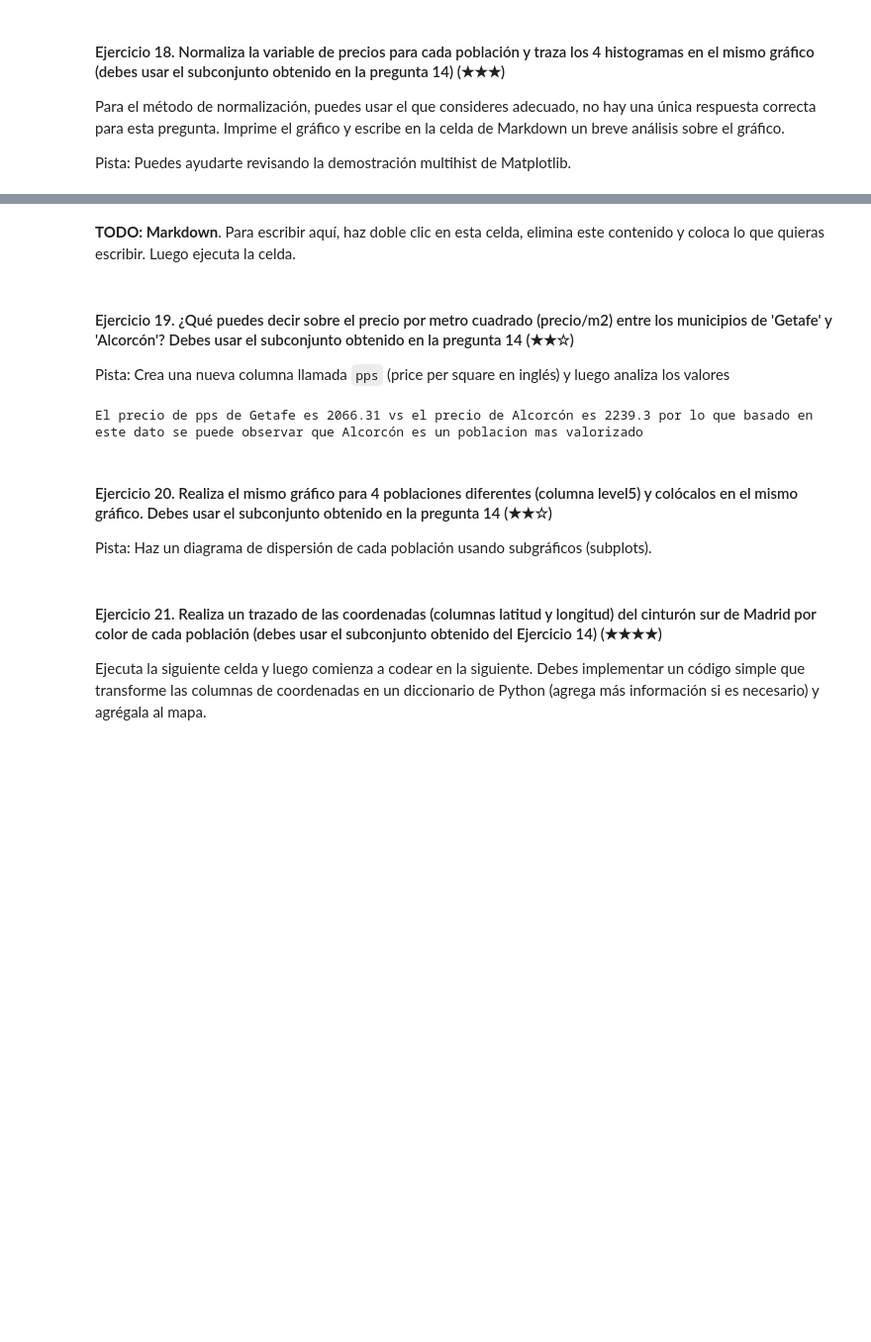
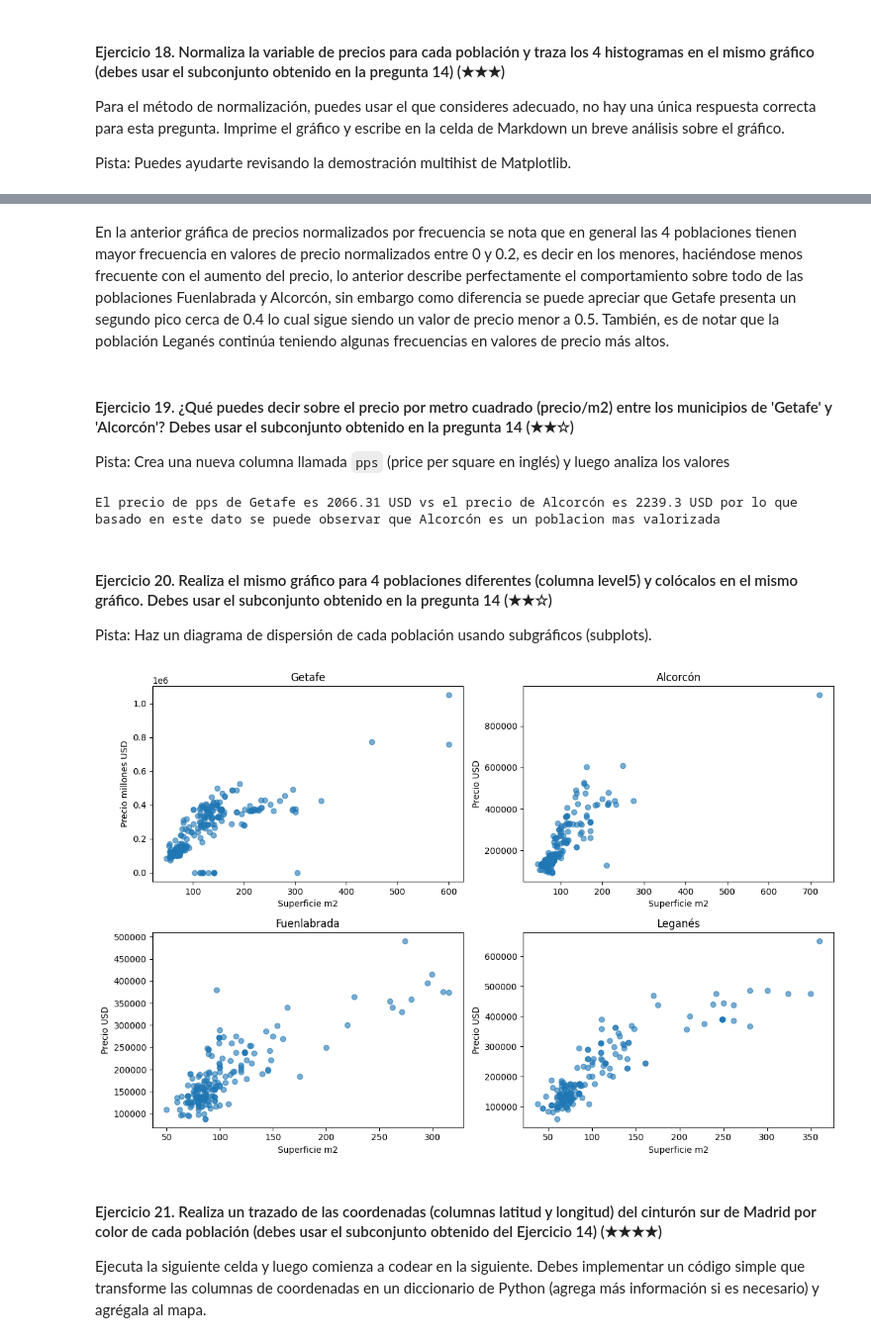
Before and after one commit to 4GeeksAcademy/AleGomezDev_real_state02, a Jupyter notebook: project.es.ipynb, the cells around one changed output, grey strips where cells are left out. Shown at 99% size. Cells and saved outputs as stored; diff of their text form; code cells hidden in the pictures; blank space fills up the shorter version.

```diff
--- a/project.es.ipynb
+++ b/project.es.ipynb
@@ -370,33 +379,28 @@ Para el método de normalización, puedes usar el que consideres adecuado, no ha
 
 Pista: Puedes ayudarte revisando la demostración multihist de Matplotlib.
 # %%
-# Normalizamos los precios de cada población de manera manual usando Min-Max
-# Normalización Min-Max: (x - min(x)) / (max(x) - min(x))
-
-nueva_data['price_normalized'] = nueva_data.groupby('level5')['price'].transform(
+# Normalizamos los precios en una nueva columna para cada población usando la formula Min-Max con la funcion lambda
+nueva_data['precio_normalizado'] = nueva_data.groupby('level5')['price'].transform(
     lambda x: (x - x.min()) / (x.max() - x.min())
 )
 
 # Crear una figura para los gráficos
 plt.figure(figsize=(10, 6))
 
-# Agrupar los datos por población y trazar los histogramas
+# Agrupamos los datos por población y trazamos los histogramas
 for poblacion, datos_poblacion in nueva_data.groupby('level5'):
+
     # Filtrar los precios normalizados de la población actual
-    precios_poblacion = datos_poblacion['price_normalized']
+    precios_poblacion = datos_poblacion['precio_normalizado']
 
-    # Trazar el histograma para esta población
+    # graficar el histograma para cada población
     plt.hist(precios_poblacion, bins=20, alpha=0.5, label=poblacion)
 
-# Añadir título y etiquetas a los ejes
+# Añadimos título, ejes, leyenda a las graficas
 plt.title('Histograma de Precios Normalizados por Población')
 plt.xlabel('Precio Normalizado')
 plt.ylabel('Frecuencia')
-
-# Añadir la leyenda
 plt.legend(title='Poblaciones')
-
-# Mostrar el gráfico
 plt.show()
 # %% [output]
 A value is trying to be set on a copy of a slice from a DataFrame.
@@ -409,5 +412,5 @@ See the caveats in the documentation: https://pandas.pydata.org/pandas-docs/stab
 # %% [markdown]
-**TODO: Markdown**. Para escribir aquí, haz doble clic en esta celda, elimina este contenido y coloca lo que quieras escribir. Luego ejecuta la celda.
+En la anterior gráfica de precios normalizados por frecuencia se nota que en general las 4 poblaciones tienen mayor frecuencia en valores de precio normalizados entre 0 y 0.2, es decir en los menores, haciéndose menos frecuente con el aumento del precio, lo anterior describe perfectamente el comportamiento sobre todo de las poblaciones Fuenlabrada y Alcorcón, sin embargo como diferencia se puede apreciar que Getafe presenta un segundo pico cerca de 0.4 lo cual sigue siendo un valor de precio menor a 0.5. También, es de notar que la población Leganés continúa teniendo algunas frecuencias en valores de precio más altos.
 # %% [markdown]
 #### Ejercicio 19. ¿Qué puedes decir sobre el precio por metro cuadrado (precio/m2) entre los municipios de 'Getafe' y 'Alcorcón'? Debes usar el subconjunto obtenido en la pregunta 14 (★★☆)
 
@@ -415,14 +418,53 @@ Pista: Crea una nueva columna llamada `pps` (price per square en inglés) y lueg
 # %%
 pps_getafe = nueva_data[nueva_data['level5'] == 'Getafe']['pps'].mean()
 pps_alcorcón = nueva_data[nueva_data['level5'] == 'Alcorcón']['pps'].mean()
-print("El precio de pps de Getafe es", round(pps_getafe, 2), "vs el precio de Alcorcón es", round(pps_alcorcón, 2), "por lo que basado en este dato se puede observar que Alcorcón es un poblacion mas valorizado")
+print("El precio de pps de Getafe es", round(pps_getafe, 2), "USD vs el precio de Alcorcón es", round(pps_alcorcón, 2), "USD por lo que basado en este dato se puede observar que Alcorcón es un poblacion mas valorizada")
 # %% [output]
-El precio de pps de Getafe es 2066.31 vs el precio de Alcorcón es 2239.3 por lo que basado en este dato se puede observar que Alcorcón es un poblacion mas valorizado
+El precio de pps de Getafe es 2066.31 USD vs el precio de Alcorcón es 2239.3 USD por lo que basado en este dato se puede observar que Alcorcón es un poblacion mas valorizada
 # %% [markdown]
 #### Ejercicio 20. Realiza el mismo gráfico para 4 poblaciones diferentes (columna level5) y colócalos en el mismo gráfico. Debes usar el subconjunto obtenido en la pregunta 14 (★★☆)
 Pista: Haz un diagrama de dispersión de cada población usando subgráficos (subplots).
 # %%
-# TODO
+# Filtramos la data de cada poblacion
+data_getafe = nueva_data[nueva_data['level5'] == 'Getafe']
+data_alcorcón = nueva_data[nueva_data['level5'] == 'Alcorcón']
+data_fuenlabrada = nueva_data[nueva_data['level5'] == 'Fuenlabrada']
+data_leganés = nueva_data[nueva_data['level5'] == 'Leganés']
+
+# Creamos la grafica general de 2 filas por 2 columnas
+fig, axs = plt.subplots(2, 2, figsize=(12, 8))
+
+# Creamos la grafica de dispercion de precios de la poblacion Getafe
+axs[0, 0].scatter(data_getafe['surface'], data_getafe['price'], alpha=0.6)
+axs[0, 0].set_title('Getafe')
+axs[0, 0].set_xlabel('Superficie m2')
+axs[0, 0].set_ylabel('Precio millones USD')
+
+# Creamos la grafica de dispercion de precios de la poblacion Alcorcón
+axs[0, 1].scatter(data_alcorcón['surface'], data_alcorcón['price'], alpha=0.6)
+axs[0, 1].set_title('Alcorcón')
+axs[0, 1].set_xlabel('Superficie m2')
+axs[0, 1].set_ylabel('Precio USD')
+
+# Creamos la grafica de dispercion de precios de la poblacion Fuenlabrada
+axs[1, 0].scatter(data_fuenlabrada['surface'], data_fuenlabrada['price'], alpha=0.6)
+axs[1, 0].set_title('Fuenlabrada')
+axs[1, 0].set_xlabel('Superficie m2')
+axs[1, 0].set_ylabel('Precio USD')
+
+# Creamos la grafica de dispercion de precios de la poblacion Leganés
+axs[1, 1].scatter(data_leganés['surface'], data_leganés['price'], alpha=0.6)
+axs[1, 1].set_title('Leganés')
+axs[1, 1].set_xlabel('Superficie m2')
+axs[1, 1].set_ylabel('Precio USD')
+
+# Ajustamos el diseño del grafico para que no se sobreescriban los titulos en los ejes
+plt.tight_layout()
+
+# Mostramos la grafica
+plt.show()
+# %% [output]
+[figure, added]
 # %% [markdown]
 #### Ejercicio 21. Realiza un trazado de las coordenadas (columnas latitud y longitud) del cinturón sur de Madrid por color de cada población (debes usar el subconjunto obtenido del Ejercicio 14) (★★★★)
 
```
Also changed, not shown: parts of 17 cells of this notebook.
